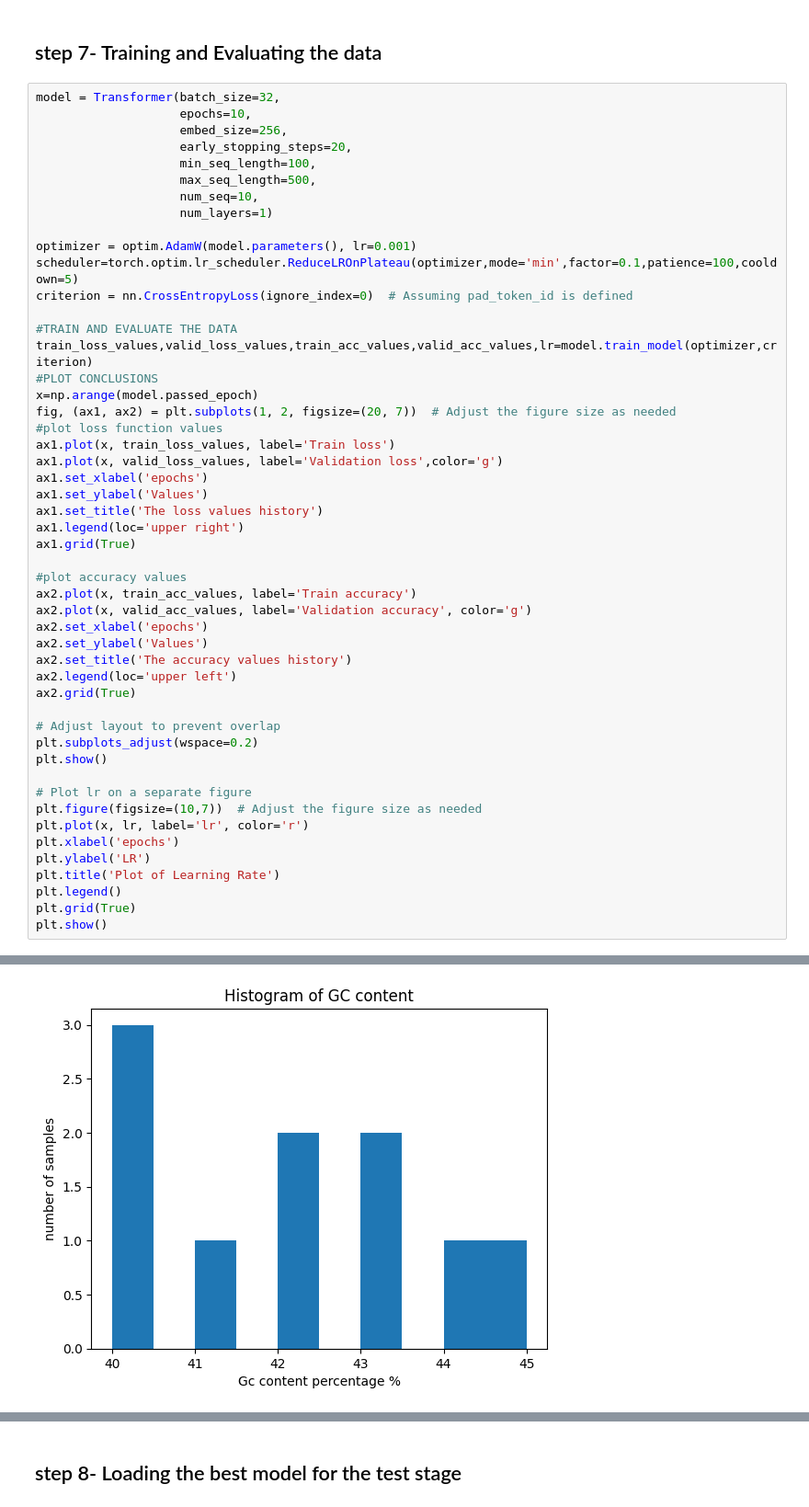
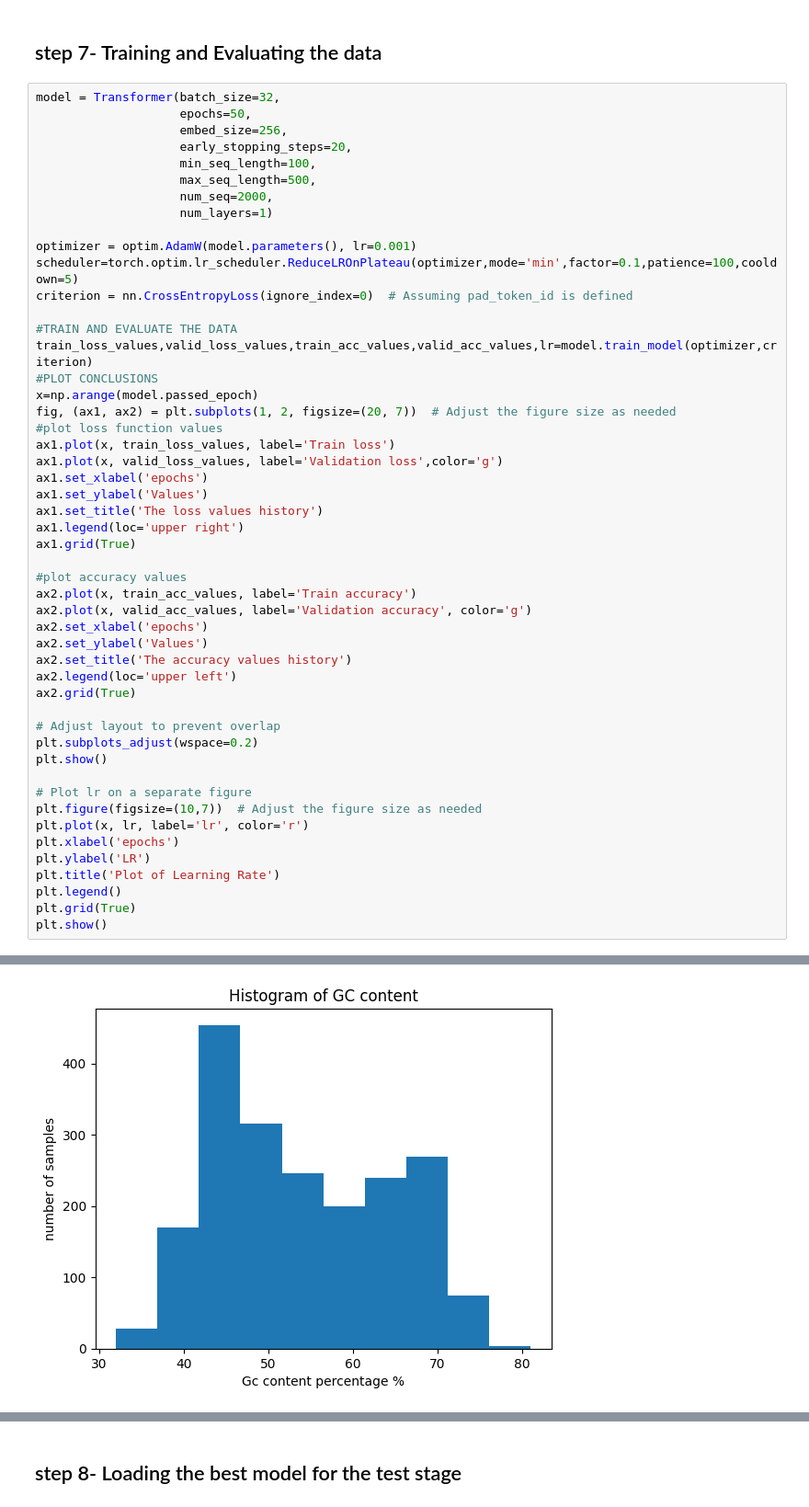
Before and after one commit to farshid61/CodonOptimization, a Jupyter notebook: Codon Optimization.ipynb, the cells around one changed output, grey strips where cells are left out. Shown: that part at 92% size. Cells and saved outputs as stored; diff of their text form.

```diff
--- a/Codon Optimization.ipynb
+++ b/Codon Optimization.ipynb
@@ -1023,12 +1023,12 @@ class Transformer(nn.Module):
 <h2>step 7- Training and Evaluating the data</h2>
 # %%
 model = Transformer(batch_size=32,
-                    epochs=10,
+                    epochs=50,
                     embed_size=256,
                     early_stopping_steps=20,
                     min_seq_length=100,
                     max_seq_length=500,
-                    num_seq=10,
+                    num_seq=2000,
                     num_layers=1)
 
 optimizer = optim.AdamW(model.parameters(), lr=0.001)
@@ -1084,2 +1084,2 @@ max GC content of the sequences:   45%
-[figure, old version]
+[figure, new version]
 Training is beginning...
```
Also changed, not shown: parts of 2 cells of this notebook, 3 other files.
